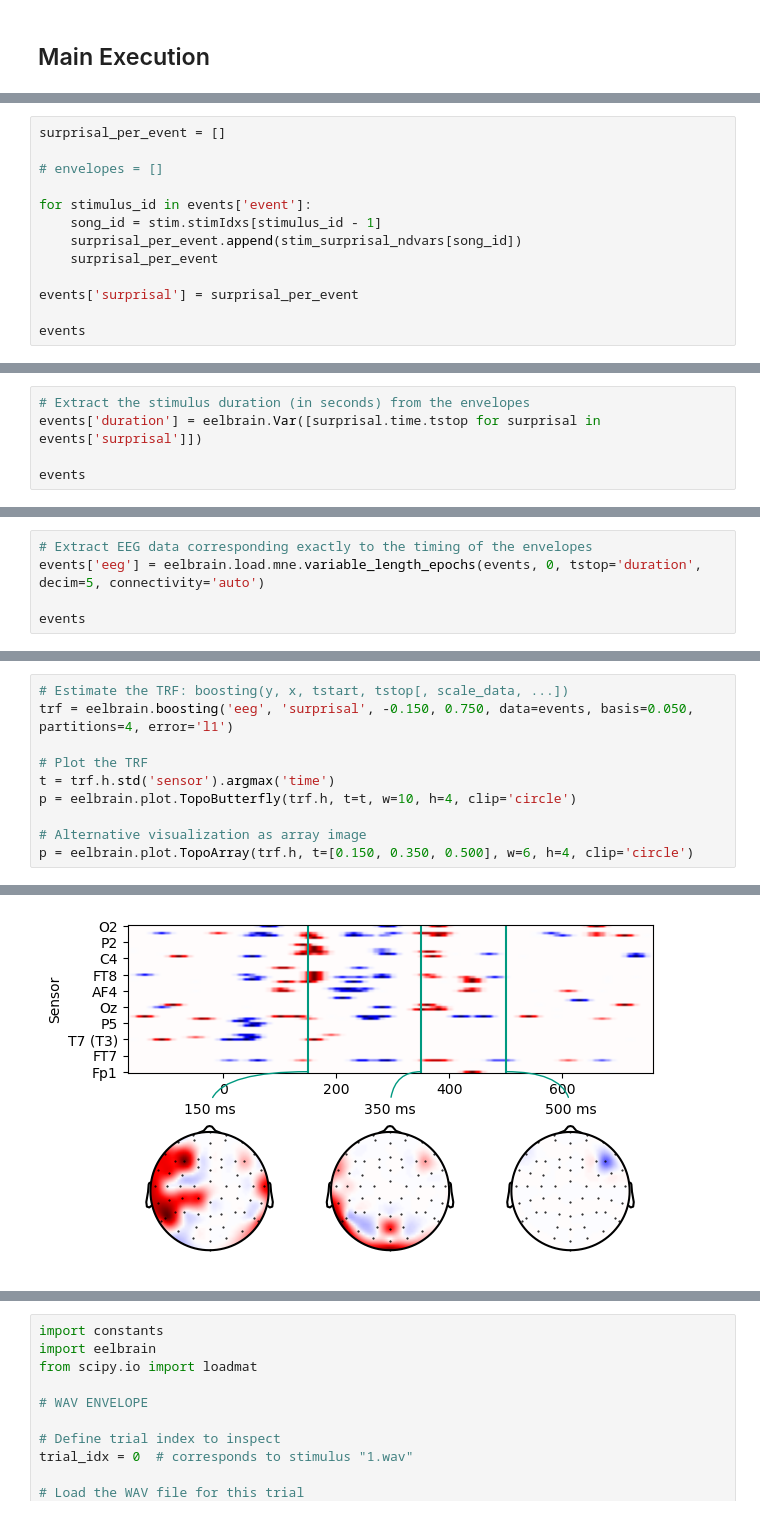
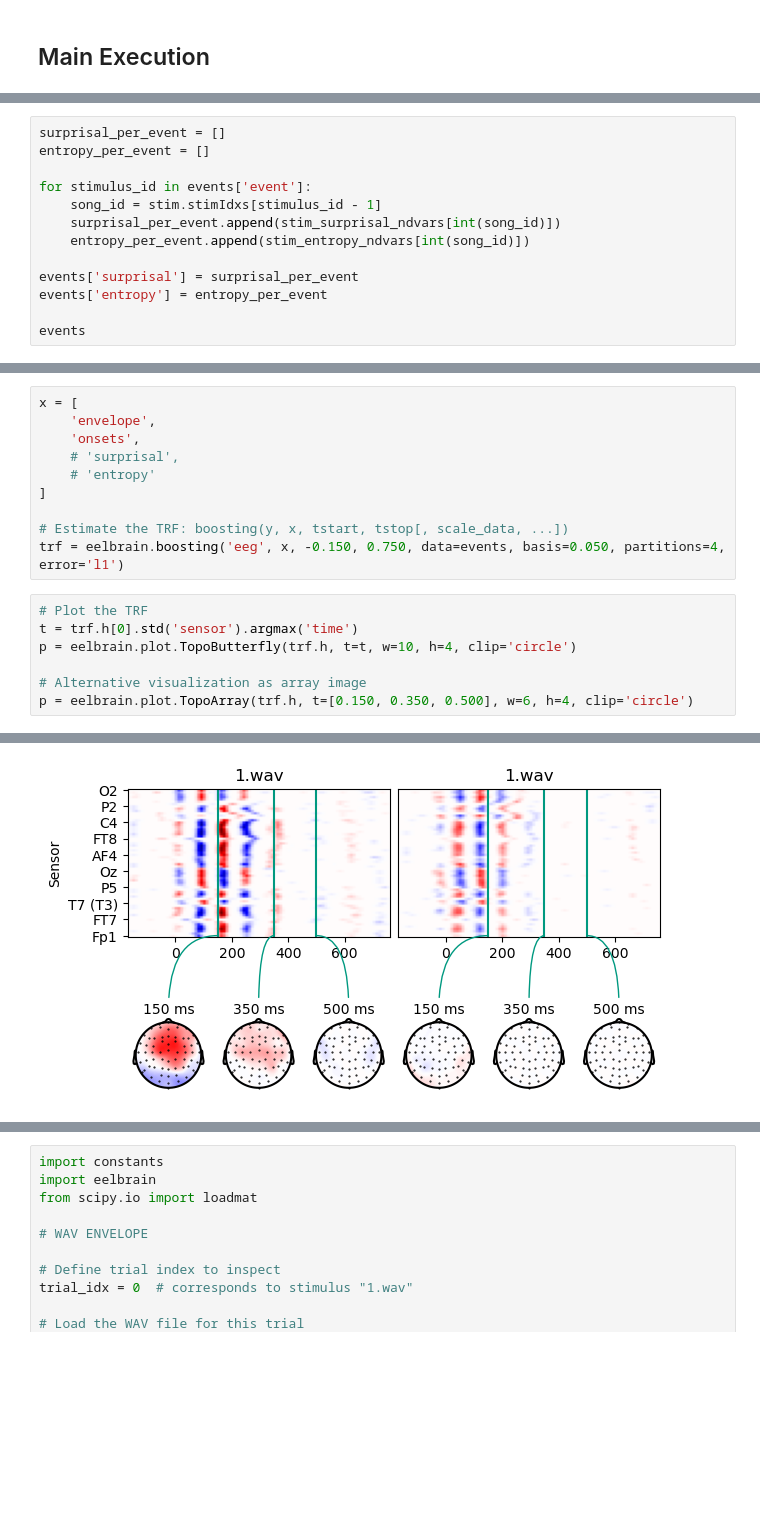
Before and after one commit to pereiraa10/musical-surprisal, a Jupyter notebook: TRF/TRF_encoding.ipynb, the cells around one changed output, grey strips where cells are left out. Saved outputs shown, nothing was run; the diff lists cells and outputs as text; blank space fills up the shorter version.

```diff
--- a/TRF/TRF_encoding.ipynb
+++ b/TRF/TRF_encoding.ipynb
@@ -342,14 +188,14 @@ print(n_times)
 # %%
 surprisal_per_event = []
-
-# envelopes = []
+entropy_per_event = []
 
 for stimulus_id in events['event']:
     song_id = stim.stimIdxs[stimulus_id - 1]
-    surprisal_per_event.append(stim_surprisal_ndvars[song_id])
-    surprisal_per_event
+    surprisal_per_event.append(stim_surprisal_ndvars[int(song_id)])
+    entropy_per_event.append(stim_entropy_ndvars[int(song_id)])
 
 events['surprisal'] = surprisal_per_event
+events['entropy'] = entropy_per_event
 
 events
 # %% [output]
@@ -372,5 +217,0 @@ events
-# %%
-# Extract the stimulus duration (in seconds) from the envelopes
-events['duration'] = eelbrain.Var([surprisal.time.tstop for surprisal in events['surprisal']])
-
-events
@@ -394,5 +217,0 @@ events
-# %%
-# Extract EEG data corresponding exactly to the timing of the envelopes
-events['eeg'] = eelbrain.load.mne.variable_length_epochs(events, 0, tstop='duration', decim=5, connectivity='auto')
-
-events
@@ -450,9 +218,16 @@ Could not find a adjacency matrix for the data. Computing adjacency based on Del
+# %%
+x = [
+    'envelope',
+    'onsets',
+    # 'surprisal',
+    # 'entropy'
+]
+
+# Estimate the TRF: boosting(y, x, tstart, tstop[, scale_data, ...])
+trf = eelbrain.boosting('eeg', x, -0.150, 0.750, data=events, basis=0.050, partitions=4, error='l1')
 # %%
-# Estimate the TRF: boosting(y, x, tstart, tstop[, scale_data, ...])
-trf = eelbrain.boosting('eeg', 'surprisal', -0.150, 0.750, data=events, basis=0.050, partitions=4, error='l1')
-
 # Plot the TRF
-t = trf.h.std('sensor').argmax('time')
+t = trf.h[0].std('sensor').argmax('time')
 p = eelbrain.plot.TopoButterfly(trf.h, t=t, w=10, h=4, clip='circle')
 
 # Alternative visualization as array image
@@ -462,4 +237,4 @@ p = eelbrain.plot.TopoArray(trf.h, t=[0.150, 0.350, 0.500], w=6, h=4, clip='circ
-[figure, old version]
+[figure, new version]
 # %%
 try:
     %load_ext autoreload
```
Also changed, not shown: parts of 38 cells of this notebook, 3 other files.
